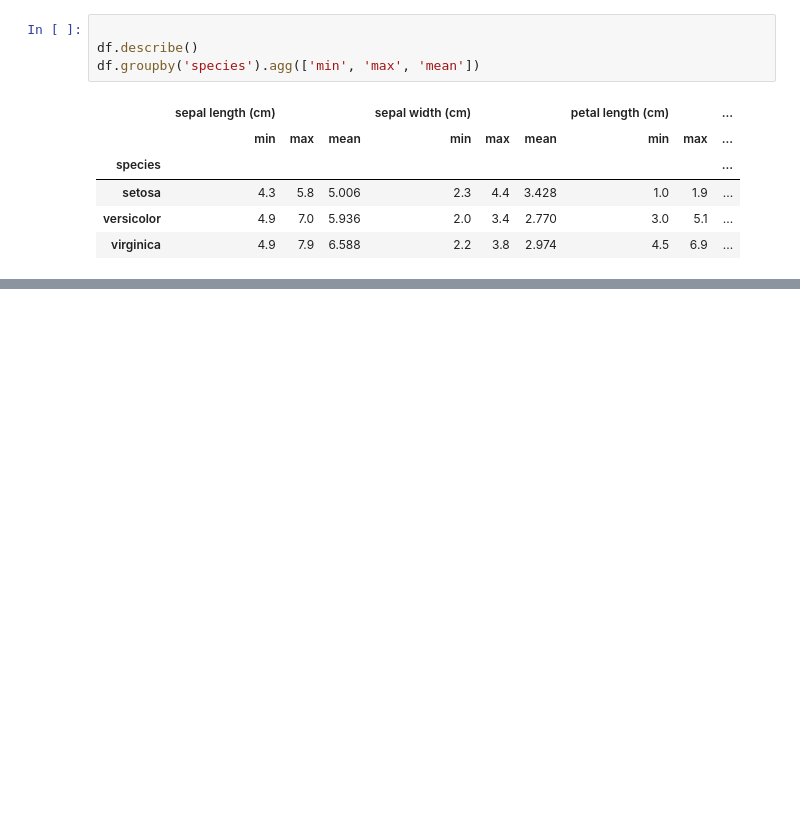
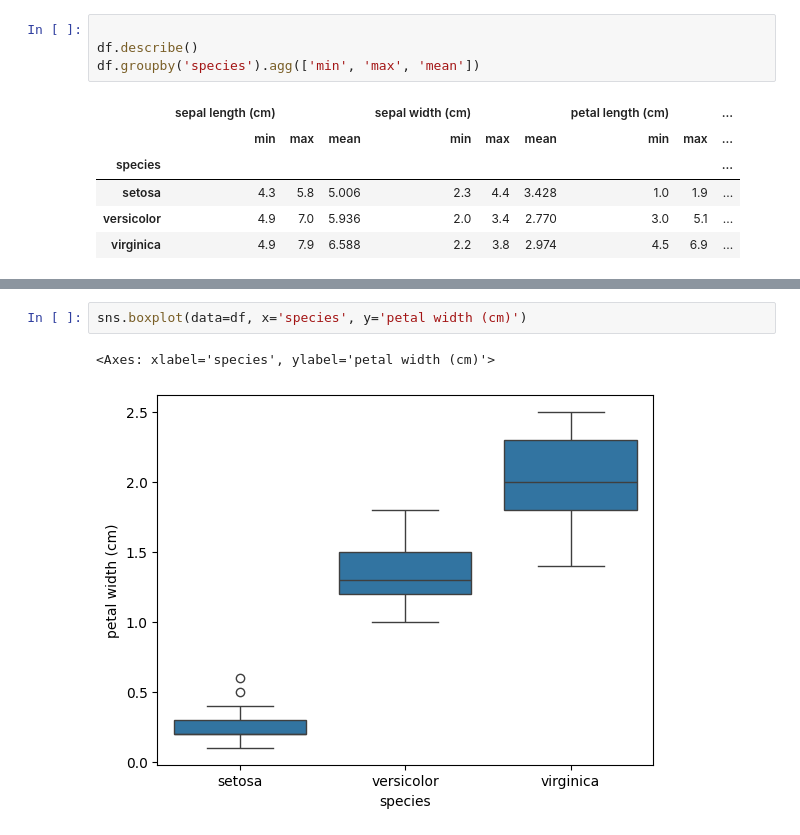
Before and after one commit to insightcivic/irisdataset, a Jupyter notebook: IrisDataSetWeek1.ipynb, the cells around one changed output, grey strips where cells are left out. Saved outputs shown, nothing was run; the diff lists cells and outputs as text; blank space fills up the shorter version.

```diff
--- a/IrisDataSetWeek1.ipynb
+++ b/IrisDataSetWeek1.ipynb
@@ -107,0 +120,5 @@ df.groupby('species').agg(['min', 'max', 'mean'])
+# %%
+sns.boxplot(data=df, x='species', y='petal width (cm)')
+# %% [output]
+<Axes: xlabel='species', ylabel='petal width (cm)'>
+[figure, added]
```
Also changed, not shown: parts of 5 cells of this notebook, 1 other file.
